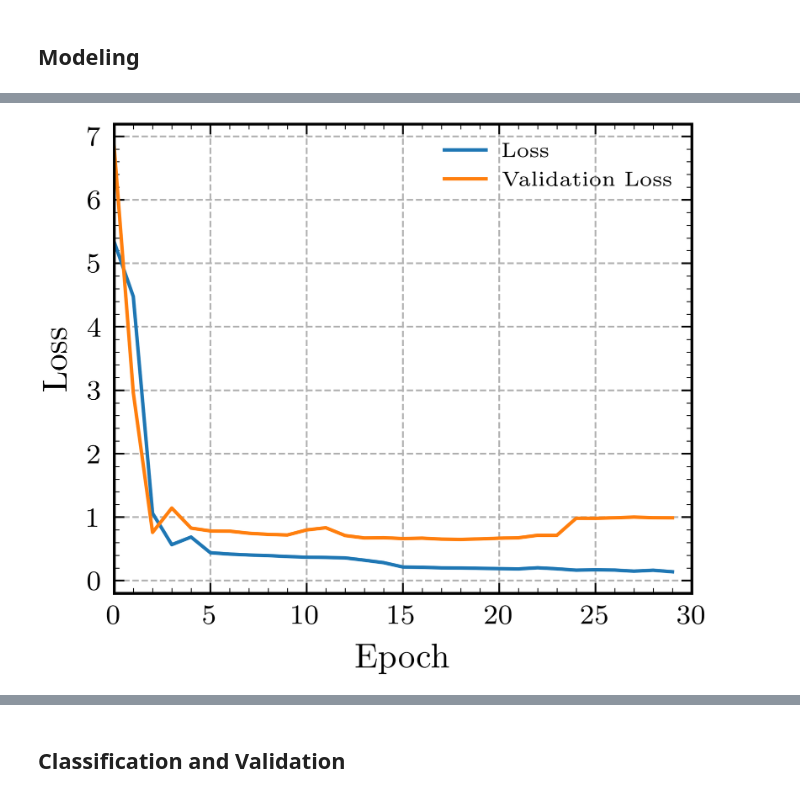
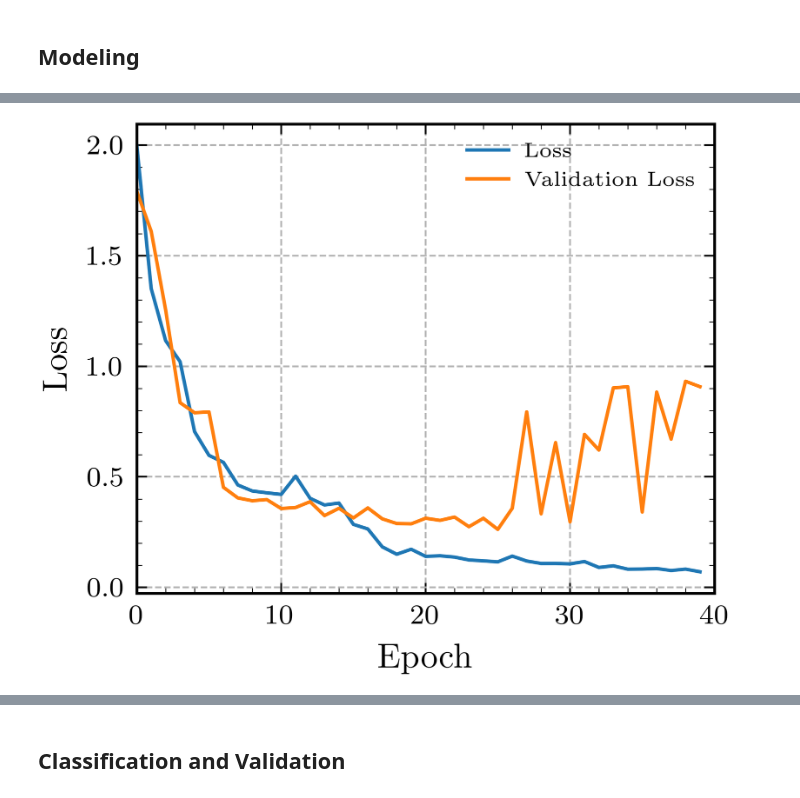
Before and after one commit to ffiza/aprendizaje-automatico-lamp, a Jupyter notebook: code/tp1.ipynb, the cells around one changed output, grey strips where cells are left out. Cells and saved outputs as stored; diff of their text form; code cells hidden in the pictures.

```diff
--- a/code/tp1.ipynb
+++ b/code/tp1.ipynb
@@ -174,10 +155,10 @@ input_size = feats_train.shape[1]  # Number of feat for training
 # ANN architecture
 model = Sequential()  # Instance the model
 
-for i in range(N_LAYERS):  # Add layers
-    model.add(Dense(units=N_NEURONS[i],  # Specify number of neurons
+for i in range(N_LAYERS['radar']):  # Add layers
+    model.add(Dense(units=N_NEURONS['radar'][i],  # Specify number of neurons
                     input_dim=input_size))  # Specify input size
-    model.add(Activation(ACTIVATION_FUNCTIONS[i]))  # Add activation funcs
+    model.add(Activation(ACTIVATION_FUNCTIONS['radar'][i]))  # Add activation funcs
 
 # Complile model
 model.compile(loss=LOSS_FUNCTION,  # Select loss function
@@ -187,5 +174,5 @@ model.compile(loss=LOSS_FUNCTION,  # Select loss function
 # %%
 history = model.fit(feats_train, target_train,
-                    epochs=N_EPOCHS,
+                    epochs=N_EPOCHS['radar'],
                     validation_split=VALIDATION_SPLIT,
-                    verbose=2)
+                    verbose=0)
@@ -210,28 +179,28 @@ Epoch 30/30
 # %%
 fig = plt.figure(facecolor='white')
 gs = fig.add_gridspec(ncols=1, nrows=1, hspace=0, wspace=0)
 ax = gs.subplots(sharex=True, sharey=True)
 
 ax.label_outer()
 ax.tick_params(which='both', direction="in")
 ax.set_axisbelow(True)
 ax.grid(True, linestyle='--', lw=.5)
 ax.minorticks_on()
 ax.set_xlabel('Epoch')
 ax.set_ylabel('Loss')
-ax.set_xlim(0, N_EPOCHS)
+ax.set_xlim(0, N_EPOCHS['radar'])
 # ax.set_ylim(0, 5)
 
 ax.plot(history.history['loss'], color='tab:blue',
         ls='-', lw=1, label='Loss')
 ax.plot(history.history['val_loss'], color='tab:orange',
         ls='-',  lw=1, label='Validation Loss')
 
 ax.legend(loc='upper right', framealpha=0)
 fig.savefig('../images/tp1_fig1.pdf')
 plt.show()
 # %% [output]
-[figure, old version]
+[figure, new version]
 # %%
 fig = plt.figure(facecolor='white')
 gs = fig.add_gridspec(ncols=1, nrows=1, hspace=0, wspace=0)
```
Also changed, not shown: parts of 25 cells of this notebook, 5 other files.
